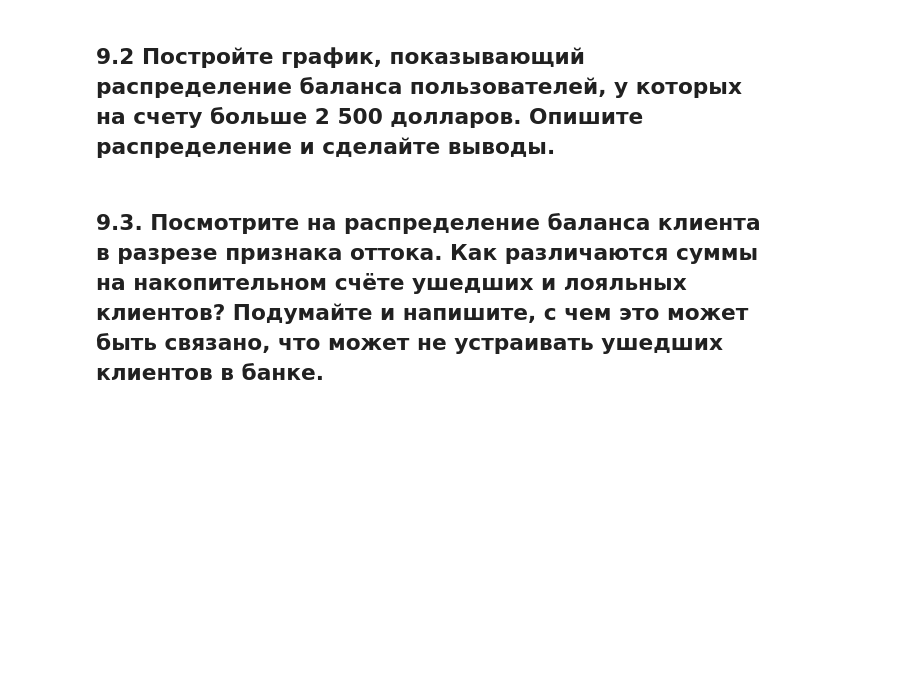
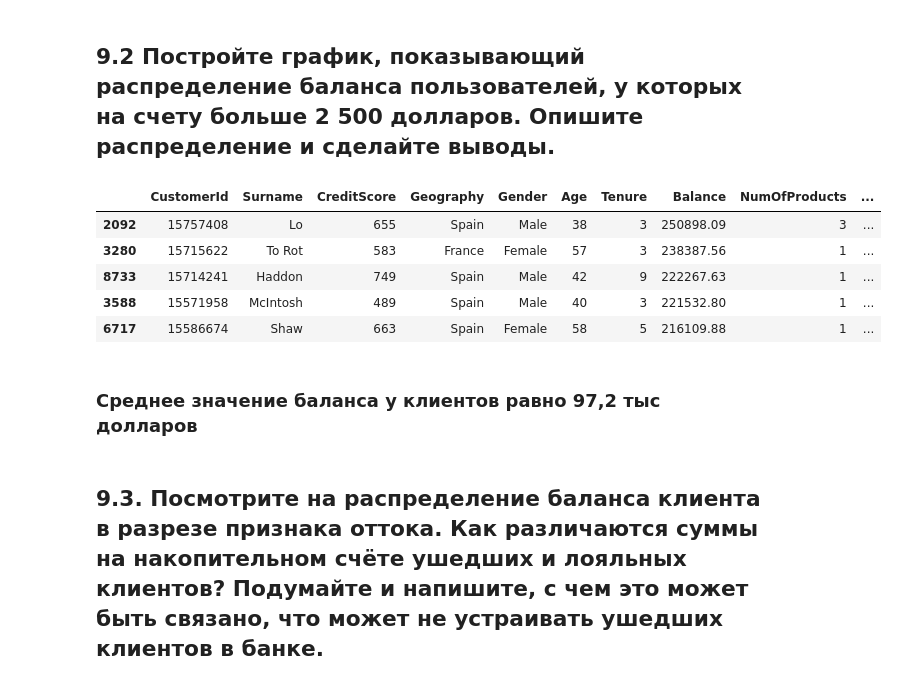
Before and after one commit to Alevtina529/SF_ds, a Jupyter notebook: PY 13 Визуализация/Закрепление PY13.ipynb, the cells around one changed output. Cells and saved outputs as stored; diff of their text form; code cells hidden in the pictures; blank space fills up the shorter version.

```diff
--- a/PY 13 Визуализация/Закрепление PY13.ipynb
+++ b/PY 13 Визуализация/Закрепление PY13.ipynb
@@ -93,6 +93,15 @@ fig.show()
 ### Комментарий: Количество лояльных клиентов больше чем ушедших клиентов почти в 4 раза
 # %% [markdown]
 ## 9.2 Постройте график, показывающий распределение баланса пользователей, у которых на счету больше 2 500 долларов. Опишите распределение и сделайте выводы.
+# %%
+ch_d.sort_values(by='Balance',ascending=False ).head()
+# %% [output]
+|  | CustomerId | Surname | CreditScore | Geography | Gender | Age | Tenure | Balance | NumOfProducts | ... |
+| 2092 | 15757408 | Lo | 655 | Spain | Male | 38 | 3 | 250898.09 | 3 | ... |
+| 3280 | 15715622 | To Rot | 583 | France | Female | 57 | 3 | 238387.56 | 1 | ... |
+| 8733 | 15714241 | Haddon | 749 | Spain | Male | 42 | 9 | 222267.63 | 1 | ... |
+| 3588 | 15571958 | McIntosh | 489 | Spain | Male | 40 | 3 | 221532.80 | 1 | ... |
+| 6717 | 15586674 | Shaw | 663 | Spain | Female | 58 | 5 | 216109.88 | 1 | ... |
 # %%
 
 fig = px.histogram(
@@ -105,4 +117,6 @@ fig = px.histogram(
 )
 fig.show()
+# %% [markdown]
+### Среднее значение баланса у клиентов равно 97,2 тыс долларов
 # %% [markdown]
 ## 9.3. Посмотрите на распределение баланса клиента в разрезе признака оттока. Как различаются суммы на накопительном счёте ушедших и лояльных клиентов? Подумайте и напишите, с чем это может быть связано, что может не устраивать ушедших клиентов в банке.
```
Also changed, not shown: parts of 4 cells of this notebook.
